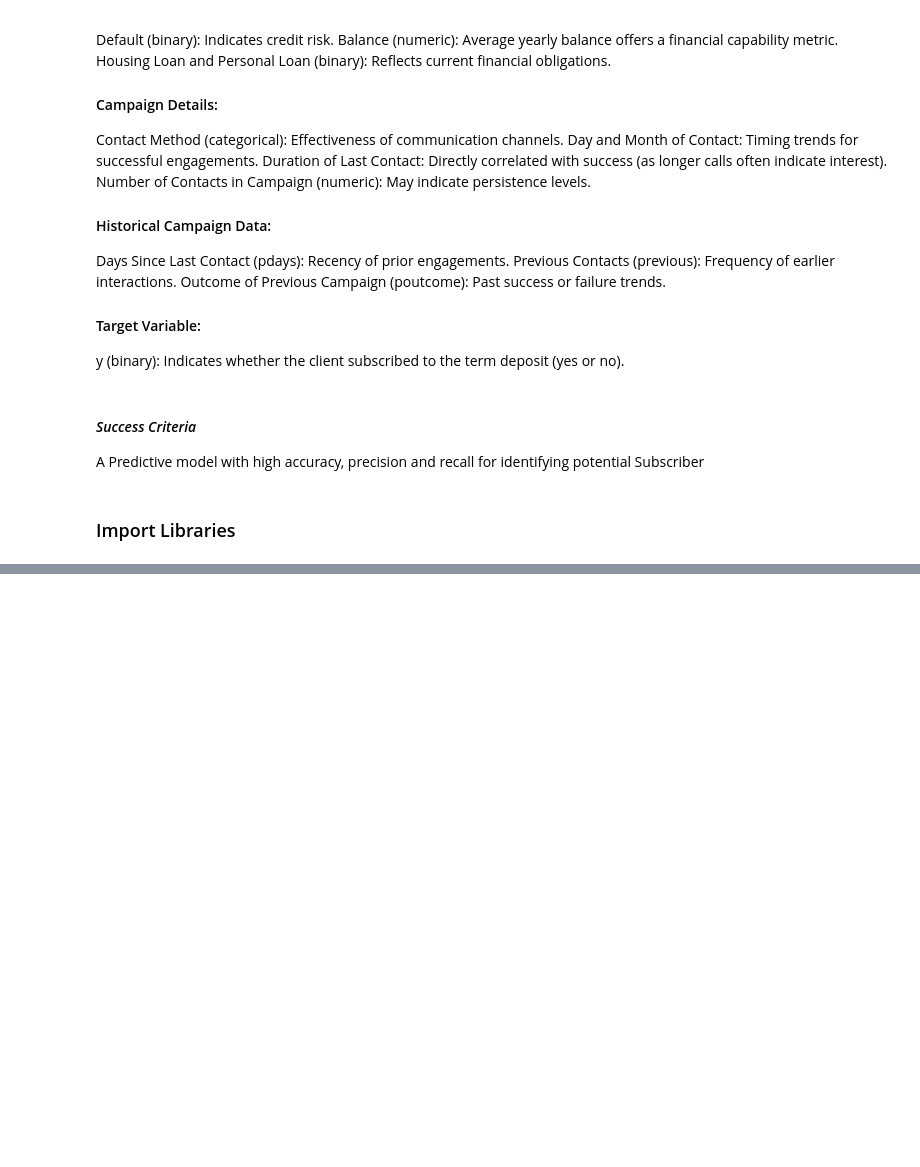
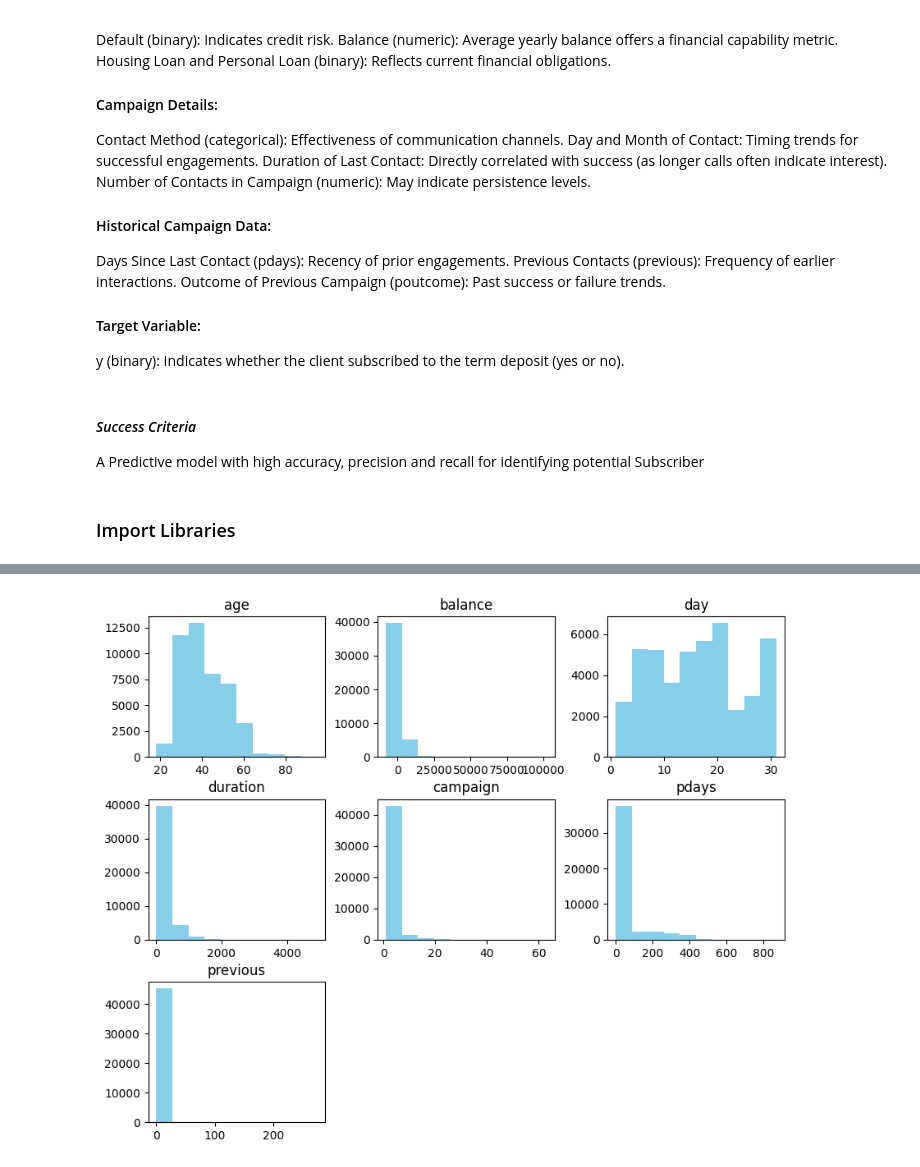
Before and after one commit to zeemanzak/Predictive-Analysis-for-Client-Subscription, a Jupyter notebook: notebook/main.ipynb, the cells around one changed output, grey strips where cells are left out. Saved outputs shown, nothing was run; the diff lists cells and outputs as text; code cells hidden in the pictures; blank space fills up the shorter version.

Commit message:
exploratory data analysis

```diff
--- a/notebook/main.ipynb
+++ b/notebook/main.ipynb
@@ -110,5 +110,5 @@ import warnings
 warnings.filterwarnings('ignore')
 # %%
 # Load dataset
-train_df = pd.read_csv('C:/Users/HP-PC/OneDrive - Azubi Africa/my azubi africa career accelerator projects/Predictive-Analysis-for-Client-Subscription/Data/bank-full.csv')
-train_df
+train_data= pd.read_csv('C:/Users/HP-PC/OneDrive - Azubi Africa/my azubi africa career accelerator projects/Predictive-Analysis-for-Client-Subscription/Data/bank-full.csv', delimiter=';')
+train_data.head()
@@ -114,0 +122,3 @@ train_df
+# %%
+train_df = pd.DataFrame(train_data)
+train_df.head()
@@ -114,0 +236,6 @@ train_df
+# %%
+# visualizing the distribution of the numeric columns
+train_df.hist(figsize=(10,8),grid=False,color='skyblue')
+plt.show()
+# %% [output]
+[figure, added]
```
Also changed, not shown: parts of 12 cells of this notebook.
